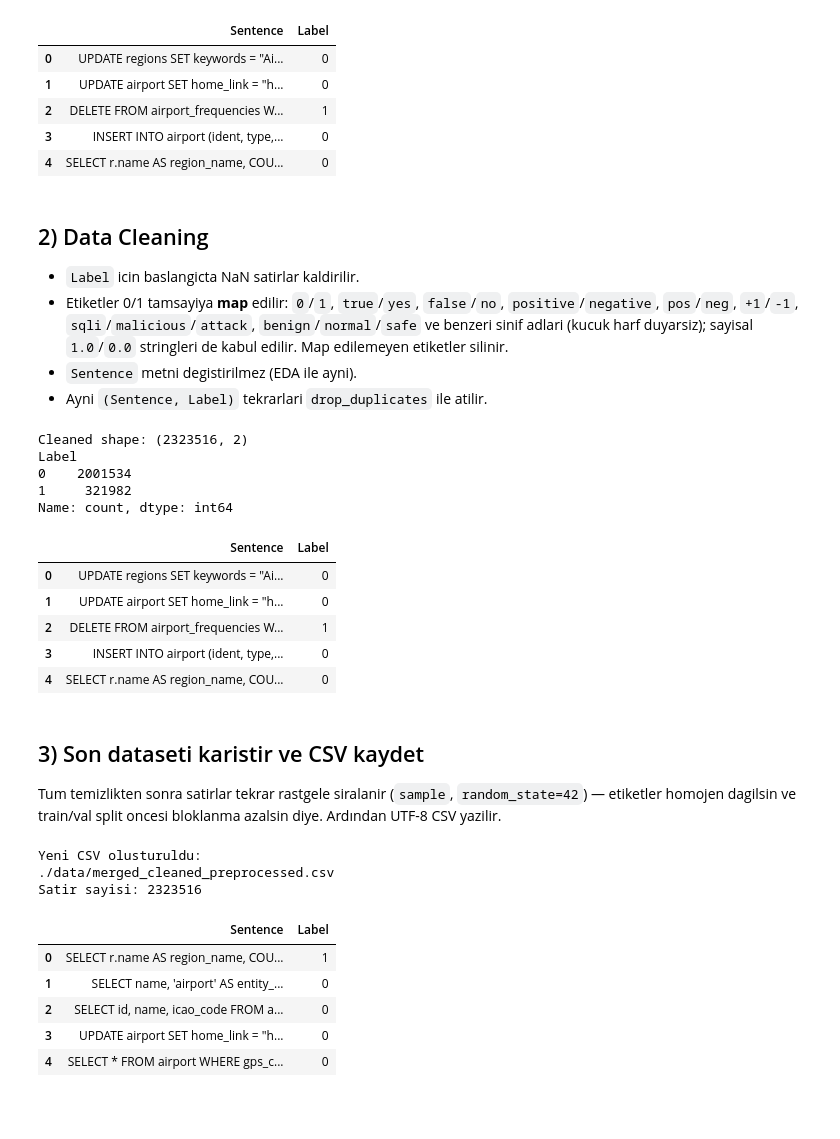
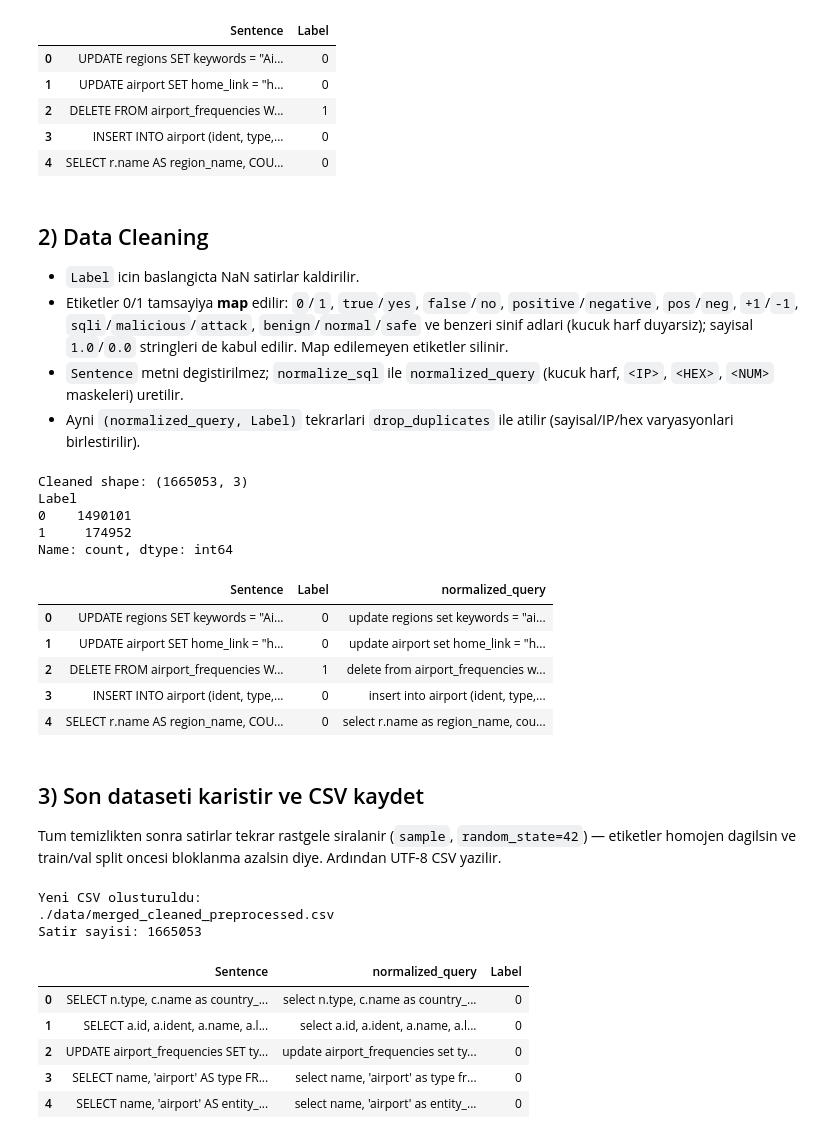
Before and after one commit to muratkakcigaz/ML-SQL-IDS, a Jupyter notebook: merge_clean_preprocess.ipynb, the cells around one changed output. Saved outputs shown, nothing was run; the diff lists cells and outputs as text; code cells hidden in the pictures; blank space fills up the shorter version.

```diff
--- a/merge_clean_preprocess.ipynb
+++ b/merge_clean_preprocess.ipynb
@@ -65,8 +66,8 @@ Merged dataset (final shuffle) shape: (3719896, 2)
 - Etiketler 0/1 tamsayiya **map** edilir: `0`/`1`, `true`/`yes`, `false`/`no`, `positive`/`negative`,
   `pos`/`neg`, `+1`/`-1`, `sqli`/`malicious`/`attack`, `benign`/`normal`/`safe` ve benzeri sinif adlari
   (kucuk harf duyarsiz); sayisal `1.0`/`0.0` stringleri de kabul edilir. Map edilemeyen etiketler silinir.
-- `Sentence` metni degistirilmez (EDA ile ayni).
-- Ayni `(Sentence, Label)` tekrarlari `drop_duplicates` ile atilir.
+- `Sentence` metni degistirilmez; `normalize_sql` ile `normalized_query` (kucuk harf, `<IP>`, `<HEX>`, `<NUM>` maskeleri) uretilir.
+- Ayni `(normalized_query, Label)` tekrarlari `drop_duplicates` ile atilir (sayisal/IP/hex varyasyonlari birlestirilir).
 # %%
 def map_label_to_binary(raw):
     """true/yes/positive/sqli -> 1; false/no/negative/benign -> 0; taninmayan -> NaN."""
@@ -142,43 +143,53 @@ def map_label_to_binary(raw):
         "class0",
         "label0",
         "innocuous",
         "valid",
         "acceptable",
     }:
         return 0
     try:
         v = float(s)
         if v == 1.0:
             return 1
         if v == 0.0:
             return 0
     except ValueError:
         pass
     return float("nan")
 
 
+def normalize_sql(query):
+    """Metni kucuk harfe cevir; IP, hex ve ardisik sayilari maskele."""
+    text = str(query).lower()
+    text = re.sub(r"\b(?:\d{1,3}\.){3}\d{1,3}\b", "<IP>", text)
+    text = re.sub(r"0x[0-9a-f]+", "<HEX>", text)
+    text = re.sub(r"\d+", "<NUM>", text)
+    return text
+
+
 clean_df = merged_df.copy()
 clean_df = clean_df.dropna(subset=["Label"]).copy()
 clean_df["Label"] = clean_df["Label"].apply(map_label_to_binary)
 clean_df = clean_df.dropna(subset=["Label"]).copy()
 clean_df["Label"] = clean_df["Label"].astype(int)
-clean_df = clean_df.drop_duplicates(subset=["Sentence", "Label"]).reset_index(drop=True)
+clean_df["normalized_query"] = clean_df["Sentence"].apply(normalize_sql)
+clean_df = clean_df.drop_duplicates(subset=["normalized_query", "Label"]).reset_index(drop=True)
 
 print("Cleaned shape:", clean_df.shape)
 print(clean_df["Label"].value_counts(dropna=False))
 clean_df.head()
 # %% [output]
-Cleaned shape: (2323516, 2)
+Cleaned shape: (1665053, 3)
 Label
-0    2001534
-1     321982
+0    1490101
+1     174952
 Name: count, dtype: int64
-|  | Sentence | Label |
-| 0 | UPDATE regions SET keywords = "Ai... | 0 |
-| 1 | UPDATE airport SET home_link = "h... | 0 |
-| 2 | DELETE FROM airport_frequencies W... | 1 |
-| 3 | INSERT INTO airport (ident, type,... | 0 |
-| 4 | SELECT r.name AS region_name, COU... | 0 |
+|  | Sentence | Label | normalized_query |
+| 0 | UPDATE regions SET keywords = "Ai... | 0 | update regions set keywords = "ai... |
+| 1 | UPDATE airport SET home_link = "h... | 0 | update airport set home_link = "h... |
+| 2 | DELETE FROM airport_frequencies W... | 1 | delete from airport_frequencies w... |
+| 3 | INSERT INTO airport (ident, type,... | 0 | insert into airport (ident, type,... |
+| 4 | SELECT r.name AS region_name, COU... | 0 | select r.name as region_name, cou... |
 # %% [markdown]
 ## 3) Son dataseti karistir ve CSV kaydet
 
@@ -188,7 +199,7 @@ homojen dagilsin ve train/val split oncesi bloklanma azalsin diye. Ardından UTF
 # Cikti klasorunu garanti et
 os.makedirs(os.path.dirname(OUTPUT_PATH), exist_ok=True)
 
-final_df = clean_df[["Sentence", "Label"]].copy()
+final_df = clean_df[["Sentence", "normalized_query", "Label"]].copy()
 # Son adim: tum islemlerden sonra homojen siralama (onceki shuffle ile ayni tohum)
 final_df = final_df.sample(frac=1, random_state=42).reset_index(drop=True)
 
@@ -201,13 +212,13 @@ final_df.head(5)
 # %% [output]
 Yeni CSV olusturuldu:
 ./data/merged_cleaned_preprocessed.csv
-Satir sayisi: 2323516
+Satir sayisi: 1665053
-|  | Sentence | Label |
-| 0 | SELECT r.name AS region_name, COU... | 1 |
-| 1 | SELECT name, 'airport' AS entity_... | 0 |
-| 2 | SELECT id, name, icao_code FROM a... | 0 |
-| 3 | UPDATE airport SET home_link = "h... | 0 |
-| 4 | SELECT * FROM airport WHERE gps_c... | 0 |
+|  | Sentence | normalized_query | Label |
+| 0 | SELECT n.type, c.name as country_... | select n.type, c.name as country_... | 0 |
+| 1 | SELECT a.id, a.ident, a.name, a.l... | select a.id, a.ident, a.name, a.l... | 0 |
+| 2 | UPDATE airport_frequencies SET ty... | update airport_frequencies set ty... | 0 |
+| 3 | SELECT name, 'airport' AS type FR... | select name, 'airport' as type fr... | 0 |
+| 4 | SELECT name, 'airport' AS entity_... | select name, 'airport' as entity_... | 0 |
 # %%
 final_df.info()
 # %% [output]
```
Also changed, not shown: parts of 3 cells of this notebook, 17 other files.
